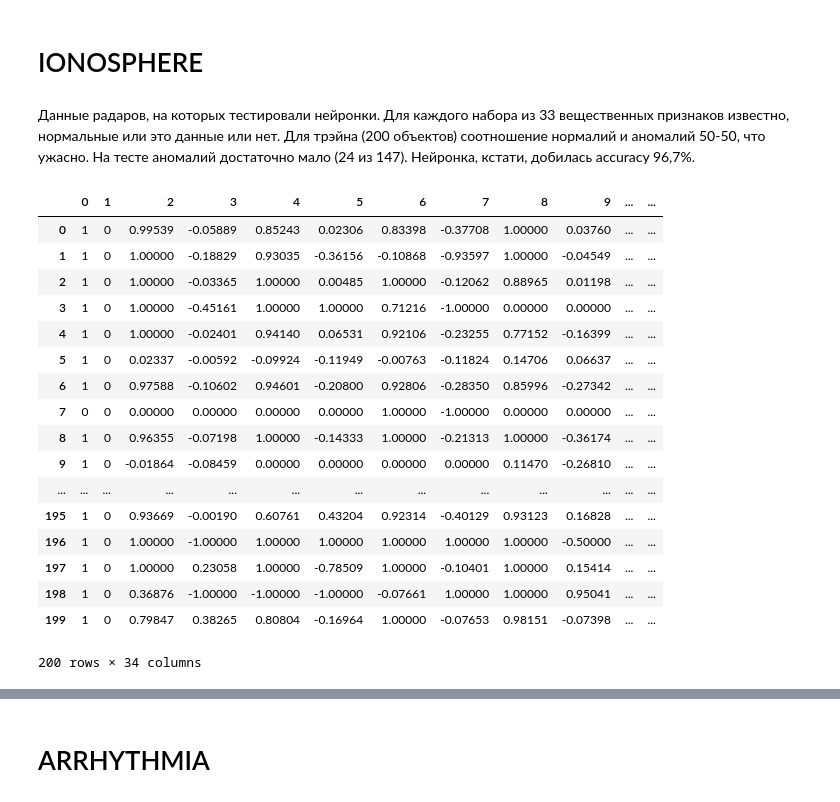
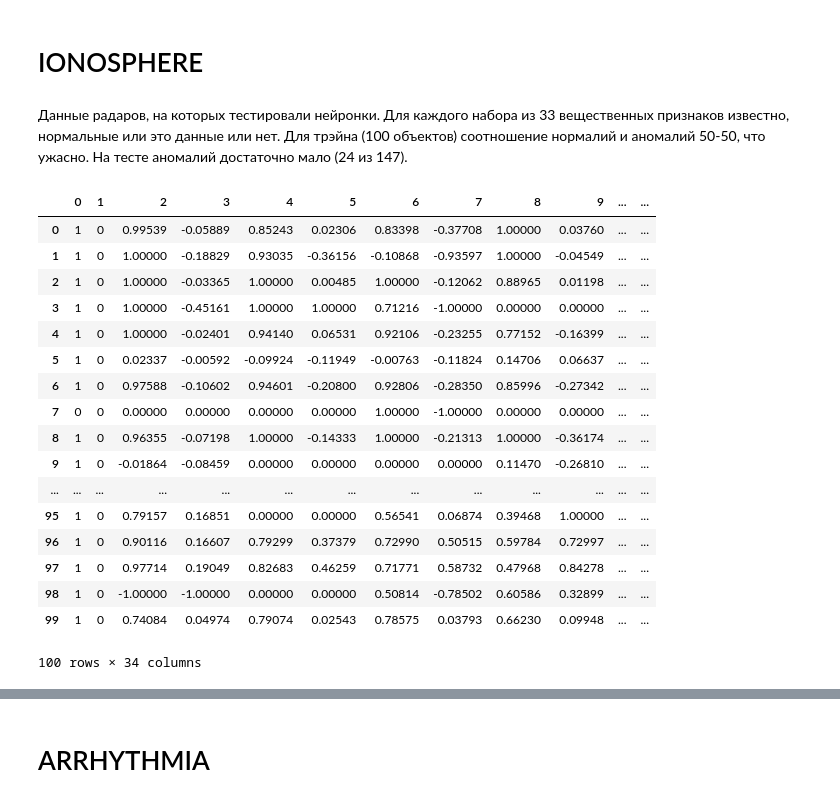
Before and after one commit to FortsAndMills/AnomalyDetectionMethods, a Jupyter notebook: Datasets.ipynb, the cells around one changed output, grey strips where cells are left out. Saved outputs shown, nothing was run; the diff lists cells and outputs as text; code cells hidden in the pictures.

```diff
--- a/Datasets.ipynb
+++ b/Datasets.ipynb
@@ -26,31 +23,31 @@ pd.options.display.max_rows = 20
 # %% [markdown]
 # IONOSPHERE
 # %% [markdown]
-Данные радаров, на которых тестировали нейронки. Для каждого набора из 33 вещественных признаков известно, нормальные или это данные или нет. Для трэйна (200 объектов) соотношение нормалий и аномалий 50-50, что ужасно. На тесте аномалий достаточно мало (24 из 147). Нейронка, кстати, добилась accuracy 96,7%.
+Данные радаров, на которых тестировали нейронки. Для каждого набора из 33 вещественных признаков известно, нормальные или это данные или нет. Для трэйна (100 объектов) соотношение нормалий и аномалий 50-50, что ужасно. На тесте аномалий достаточно мало (24 из 147).
 # %%
 DF = pd.read_csv("ionosphere.csv", sep=';', header=None)
 ans = (DF[34] == 'b')
-train_ans, ans = ans[:200], ans[200:]
+train_ans, ans = ans[:100], ans[100:]
 del DF[34]
 
-DF, DF_test = DF[:200], DF[200:]
+DF, DF_test = DF[:100], DF[100:]
 DF
 # %% [output]
 |  | 0 | 1 | 2 | 3 | 4 | 5 | 6 | 7 | 8 | 9 | ... | ... |
 | 0 | 1 | 0 | 0.99539 | -0.05889 | 0.85243 | 0.02306 | 0.83398 | -0.37708 | 1.00000 | 0.03760 | ... | ... |
 | 1 | 1 | 0 | 1.00000 | -0.18829 | 0.93035 | -0.36156 | -0.10868 | -0.93597 | 1.00000 | -0.04549 | ... | ... |
 | 2 | 1 | 0 | 1.00000 | -0.03365 | 1.00000 | 0.00485 | 1.00000 | -0.12062 | 0.88965 | 0.01198 | ... | ... |
 | 3 | 1 | 0 | 1.00000 | -0.45161 | 1.00000 | 1.00000 | 0.71216 | -1.00000 | 0.00000 | 0.00000 | ... | ... |
 | 4 | 1 | 0 | 1.00000 | -0.02401 | 0.94140 | 0.06531 | 0.92106 | -0.23255 | 0.77152 | -0.16399 | ... | ... |
 | 5 | 1 | 0 | 0.02337 | -0.00592 | -0.09924 | -0.11949 | -0.00763 | -0.11824 | 0.14706 | 0.06637 | ... | ... |
 | 6 | 1 | 0 | 0.97588 | -0.10602 | 0.94601 | -0.20800 | 0.92806 | -0.28350 | 0.85996 | -0.27342 | ... | ... |
 | 7 | 0 | 0 | 0.00000 | 0.00000 | 0.00000 | 0.00000 | 1.00000 | -1.00000 | 0.00000 | 0.00000 | ... | ... |
 | 8 | 1 | 0 | 0.96355 | -0.07198 | 1.00000 | -0.14333 | 1.00000 | -0.21313 | 1.00000 | -0.36174 | ... | ... |
 | 9 | 1 | 0 | -0.01864 | -0.08459 | 0.00000 | 0.00000 | 0.00000 | 0.00000 | 0.11470 | -0.26810 | ... | ... |
 | ... | ... | ... | ... | ... | ... | ... | ... | ... | ... | ... | ... | ... |
-| 195 | 1 | 0 | 0.93669 | -0.00190 | 0.60761 | 0.43204 | 0.92314 | -0.40129 | 0.93123 | 0.16828 | ... | ... |
-| 196 | 1 | 0 | 1.00000 | -1.00000 | 1.00000 | 1.00000 | 1.00000 | 1.00000 | 1.00000 | -0.50000 | ... | ... |
-| 197 | 1 | 0 | 1.00000 | 0.23058 | 1.00000 | -0.78509 | 1.00000 | -0.10401 | 1.00000 | 0.15414 | ... | ... |
-| 198 | 1 | 0 | 0.36876 | -1.00000 | -1.00000 | -1.00000 | -0.07661 | 1.00000 | 1.00000 | 0.95041 | ... | ... |
-| 199 | 1 | 0 | 0.79847 | 0.38265 | 0.80804 | -0.16964 | 1.00000 | -0.07653 | 0.98151 | -0.07398 | ... | ... |
+| 95 | 1 | 0 | 0.79157 | 0.16851 | 0.00000 | 0.00000 | 0.56541 | 0.06874 | 0.39468 | 1.00000 | ... | ... |
+| 96 | 1 | 0 | 0.90116 | 0.16607 | 0.79299 | 0.37379 | 0.72990 | 0.50515 | 0.59784 | 0.72997 | ... | ... |
+| 97 | 1 | 0 | 0.97714 | 0.19049 | 0.82683 | 0.46259 | 0.71771 | 0.58732 | 0.47968 | 0.84278 | ... | ... |
+| 98 | 1 | 0 | -1.00000 | -1.00000 | 0.00000 | 0.00000 | 0.50814 | -0.78502 | 0.60586 | 0.32899 | ... | ... |
+| 99 | 1 | 0 | 0.74084 | 0.04974 | 0.79074 | 0.02543 | 0.78575 | 0.03793 | 0.66230 | 0.09948 | ... | ... |
-200 rows × 34 columns
+100 rows × 34 columns
```
Also changed, not shown: parts of 150 cells of this notebook, 2 other files.
